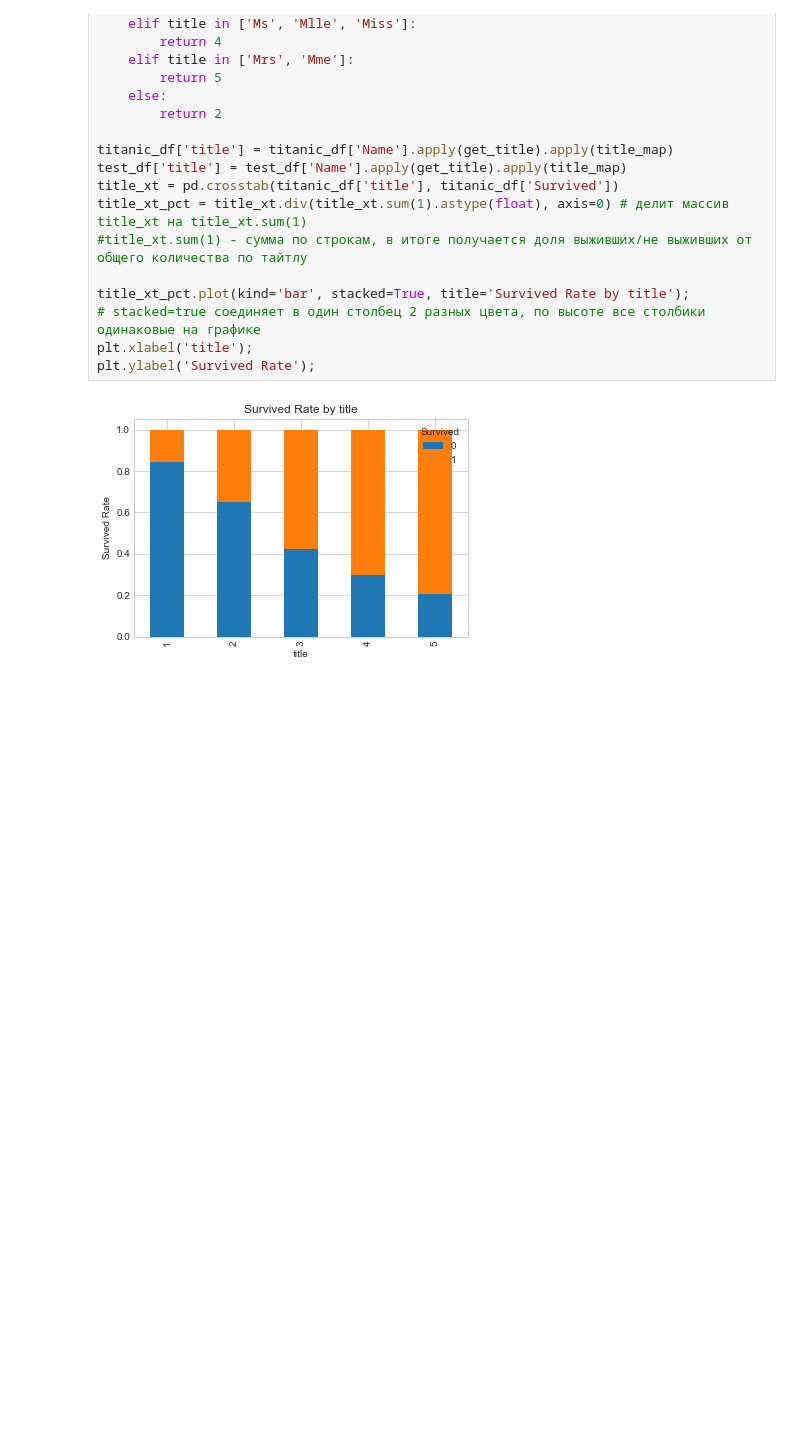
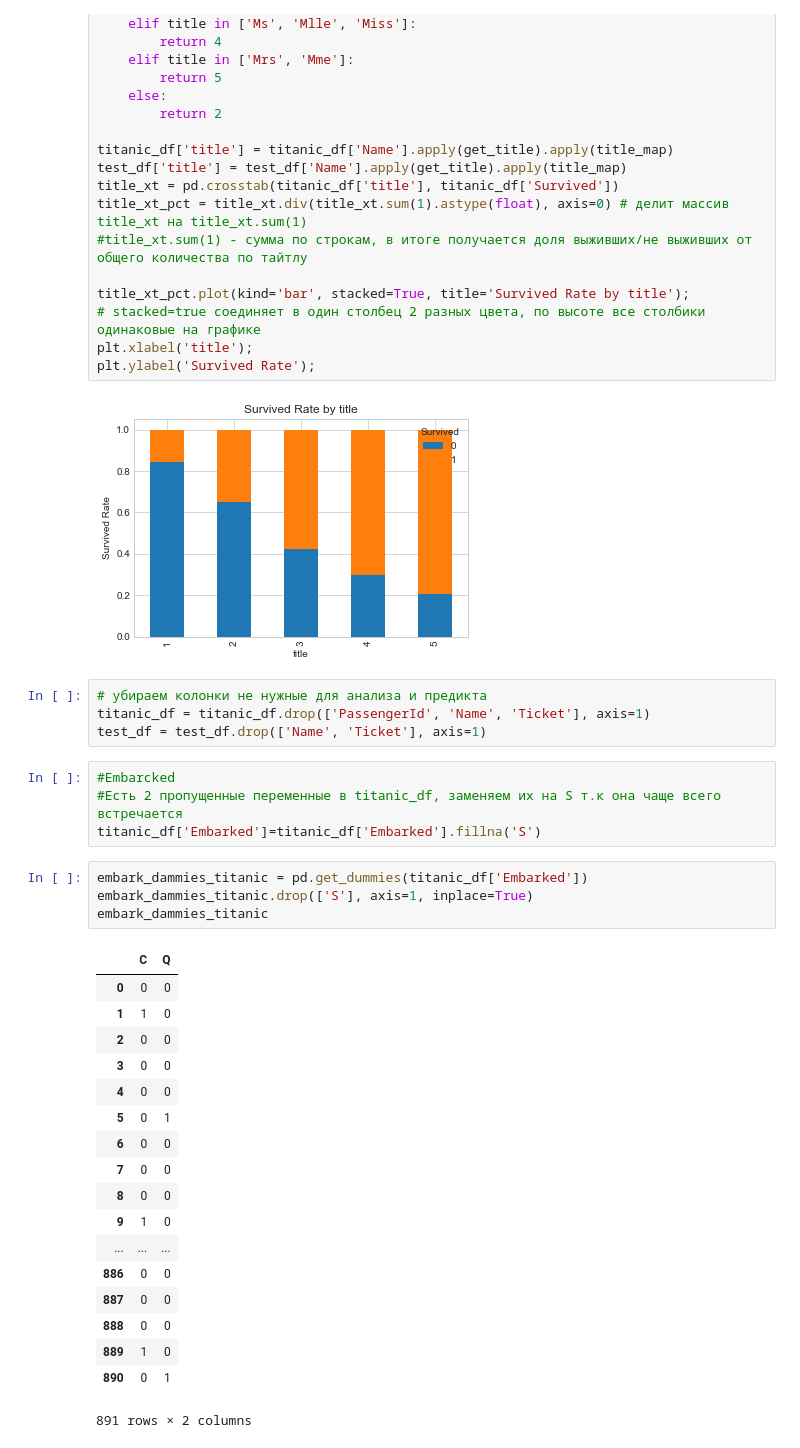
Before and after one commit to urbanisaziya/titanic, a Jupyter notebook: Titanic.ipynb, the cells around one changed output. Drawn from its saved outputs; the diff is of its cells as text; blank space fills up the shorter version.

Commit message:
titanic updates

```diff
--- a/Titanic.ipynb
+++ b/Titanic.ipynb
@@ -92,3 +92,34 @@ plt.xlabel('title');
 plt.ylabel('Survived Rate');
 # %% [output]
 [figure]
+# %%
+# убираем колонки не нужные для анализа и предикта
+titanic_df = titanic_df.drop(['PassengerId', 'Name', 'Ticket'], axis=1)
+test_df = test_df.drop(['Name', 'Ticket'], axis=1)
+# %%
+#Embarcked
+#Есть 2 пропущенные переменные в titanic_df, заменяем их на S т.к она чаще всего встречается
+titanic_df['Embarked']=titanic_df['Embarked'].fillna('S')
+# %%
+embark_dammies_titanic = pd.get_dummies(titanic_df['Embarked'])
+embark_dammies_titanic.drop(['S'], axis=1, inplace=True)
+embark_dammies_titanic
+# %% [output]
+|  | C | Q |
+| 0 | 0 | 0 |
+| 1 | 1 | 0 |
+| 2 | 0 | 0 |
+| 3 | 0 | 0 |
+| 4 | 0 | 0 |
+| 5 | 0 | 1 |
+| 6 | 0 | 0 |
+| 7 | 0 | 0 |
+| 8 | 0 | 0 |
+| 9 | 1 | 0 |
+| ... | ... | ... |
+| 886 | 0 | 0 |
+| 887 | 0 | 0 |
+| 888 | 0 | 0 |
+| 889 | 1 | 0 |
+| 890 | 0 | 1 |
+891 rows × 2 columns
```
Also changed, not shown: parts of 1 cell of this notebook, 1 other file.
